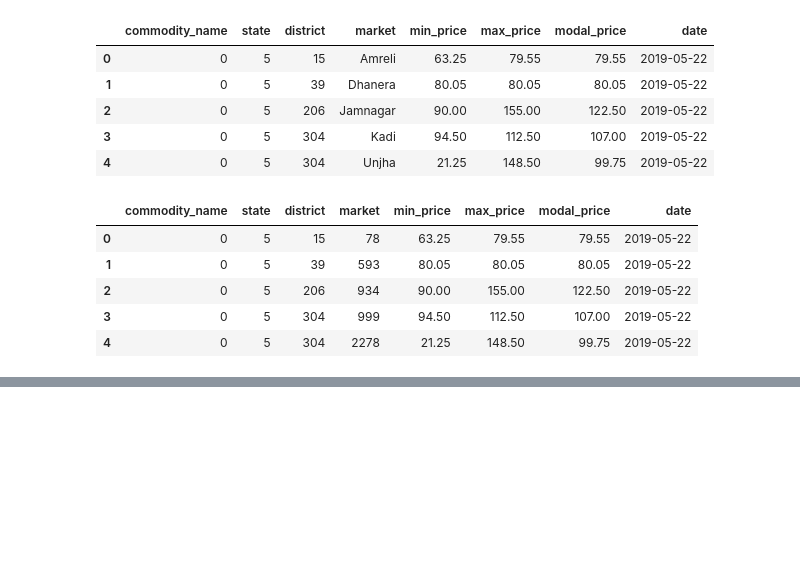
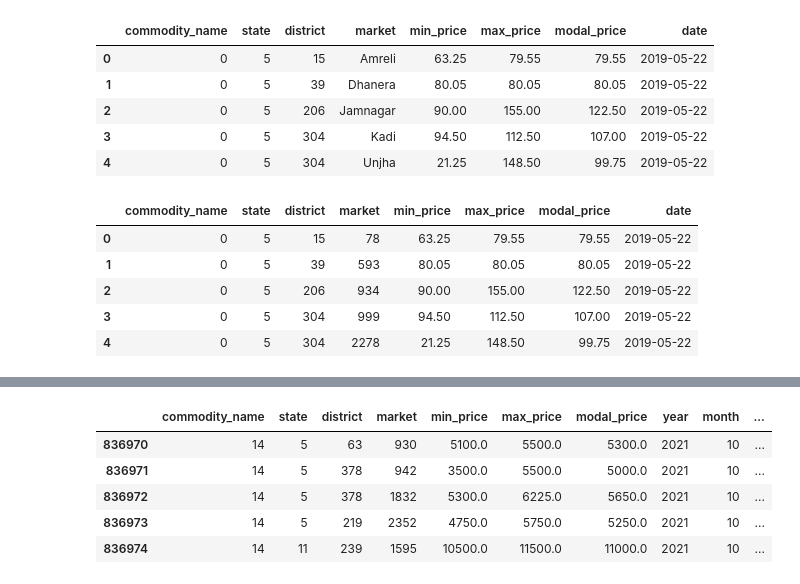
Before and after one commit to alekhya-puli14/Agricultural-Commodity-Futures-Price-Prediction, a Jupyter notebook: notebooks/index.ipynb, the cells around one changed output, grey strips where cells are left out. Saved outputs shown, nothing was run; the diff lists cells and outputs as text; code cells hidden in the pictures; blank space fills up the shorter version.

Commit message:
Encoded and formatted the date column

```diff
--- a/notebooks/index.ipynb
+++ b/notebooks/index.ipynb
@@ -170,0 +189,4 @@ df.head()
+# %%
+top_date = df.iloc[:825914]['date'].str.split('-',expand= True)
+top_date.rename(columns= {0:'year',1:'month',2:'date'},inplace=True)
+top_date.head()
@@ -170,0 +200,5 @@ df.head()
+# %%
+bot_date = df.iloc[825914:]['date'].str.split(expand= True)
+bot_date.rename(columns= {0:'date',1:'month',2:'year'},inplace=True)
+bot_date['month']='10'
+bot_date.head()
@@ -170,0 +212,3 @@ df.head()
+# %%
+new_date = pd.concat([top_date,bot_date])
+new_date['month'].value_counts()
@@ -170,0 +228,11 @@ df.head()
+# %%
+df.drop(columns=['date'],inplace=True)
+df = pd.concat([df,new_date],axis=1)
+df.tail()
+# %% [output]
+|  | commodity_name | state | district | market | min_price | max_price | modal_price | year | month | ... |
+| 836970 | 14 | 5 | 63 | 930 | 5100.0 | 5500.0 | 5300.0 | 2021 | 10 | ... |
+| 836971 | 14 | 5 | 378 | 942 | 3500.0 | 5500.0 | 5000.0 | 2021 | 10 | ... |
+| 836972 | 14 | 5 | 378 | 1832 | 5300.0 | 6225.0 | 5650.0 | 2021 | 10 | ... |
+| 836973 | 14 | 5 | 219 | 2352 | 4750.0 | 5750.0 | 5250.0 | 2021 | 10 | ... |
+| 836974 | 14 | 11 | 239 | 1595 | 10500.0 | 11500.0 | 11000.0 | 2021 | 10 | ... |
```
Also changed, not shown: parts of 9 cells of this notebook.
